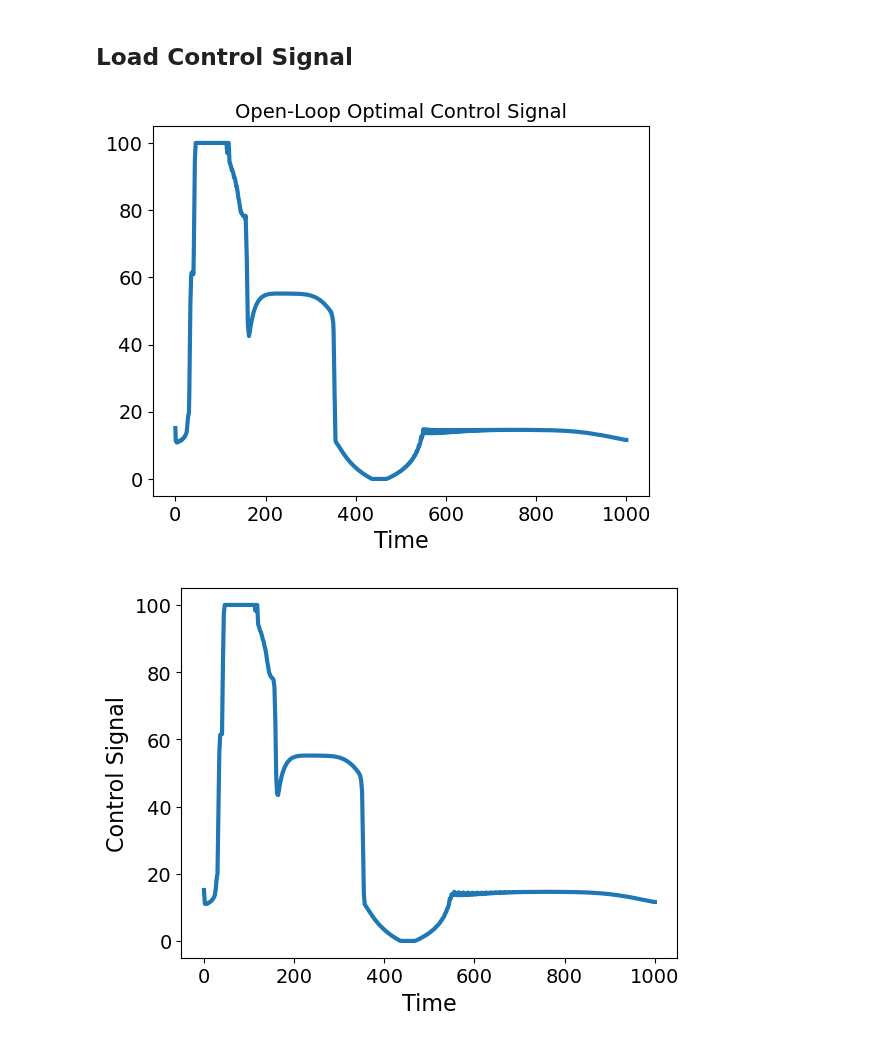
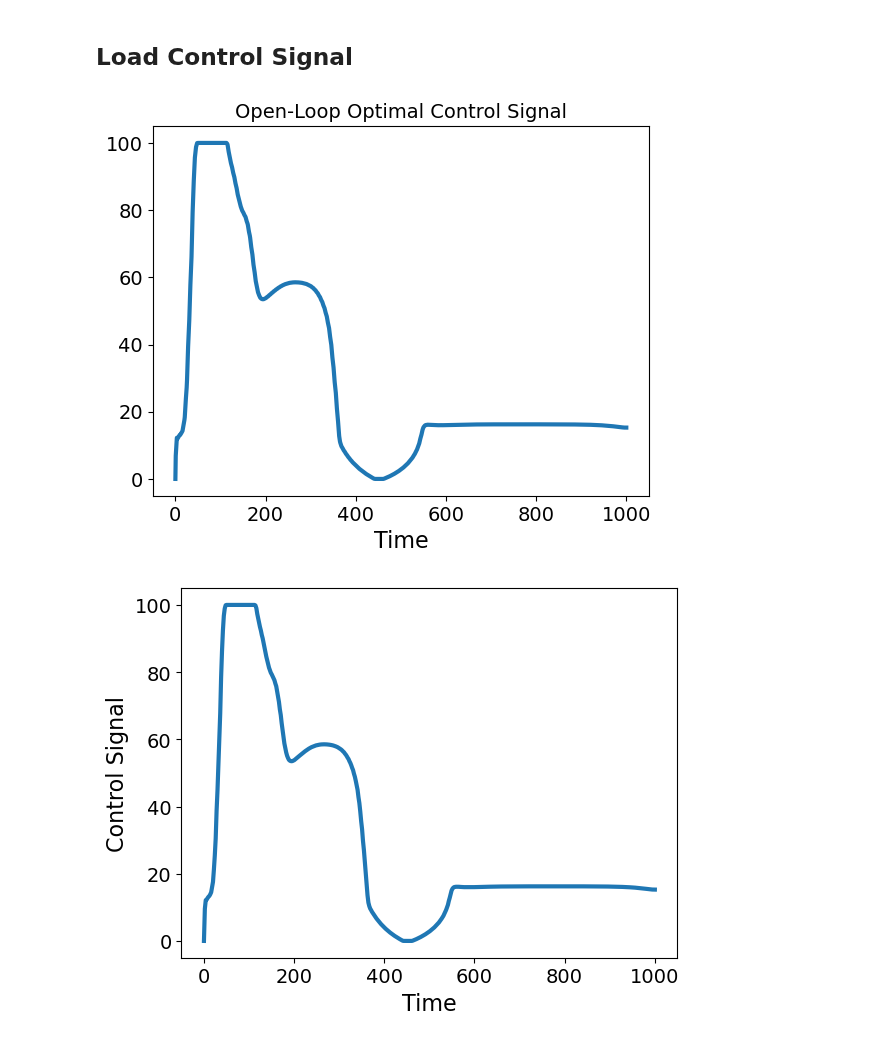
Before and after one commit to jakekrell/FoKL-GPy, a Jupyter notebook: examples/pyomo_tclab/tclab_experiment_validation.ipynb, the cells around one changed output. Drawn from its saved outputs; the diff is of its cells as text; code cells hidden in the pictures.

```diff
--- a/examples/pyomo_tclab/tclab_experiment_validation.ipynb
+++ b/examples/pyomo_tclab/tclab_experiment_validation.ipynb
@@ -35,14 +35,15 @@ plt.rc('lines', linewidth=3)
 # %%
 import pandas as pd
 
-input_data = pd.read_csv('./data/u_via_GP_of_resid_with_du_penalty.csv')
+# input_data = pd.read_csv('./data/u_via_GP_of_resid_with_du_penalty.csv')
+input_data = pd.read_csv('./data/solution_averageDraws_0o5du1.csv')
 
 input_data.head()
 
 input_data.plot(x='Time', y='Q1', title='Open-Loop Optimal Control Signal', legend=False)
 plt.show()
 # %% [output]
-[figure, old version]
+[figure, new version]
 # %%
 import numpy as np
 
@@ -56,7 +57,7 @@ plt.xlabel('Time')
 plt.ylabel('Control Signal')
 plt.show()
 # %% [output]
-[figure, old version]
+[figure, new version]
 # %%
 from tclab import TCLab, clock, Historian, Plotter
 
```
Also changed, not shown: parts of 6 cells of this notebook, 2 other files.
